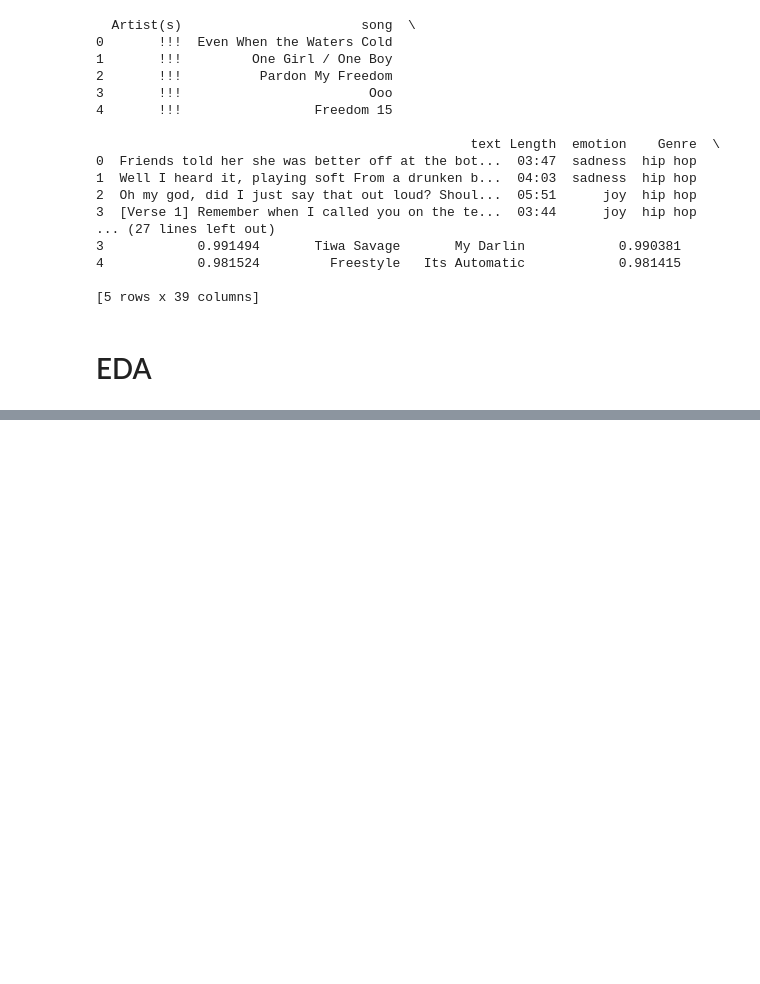
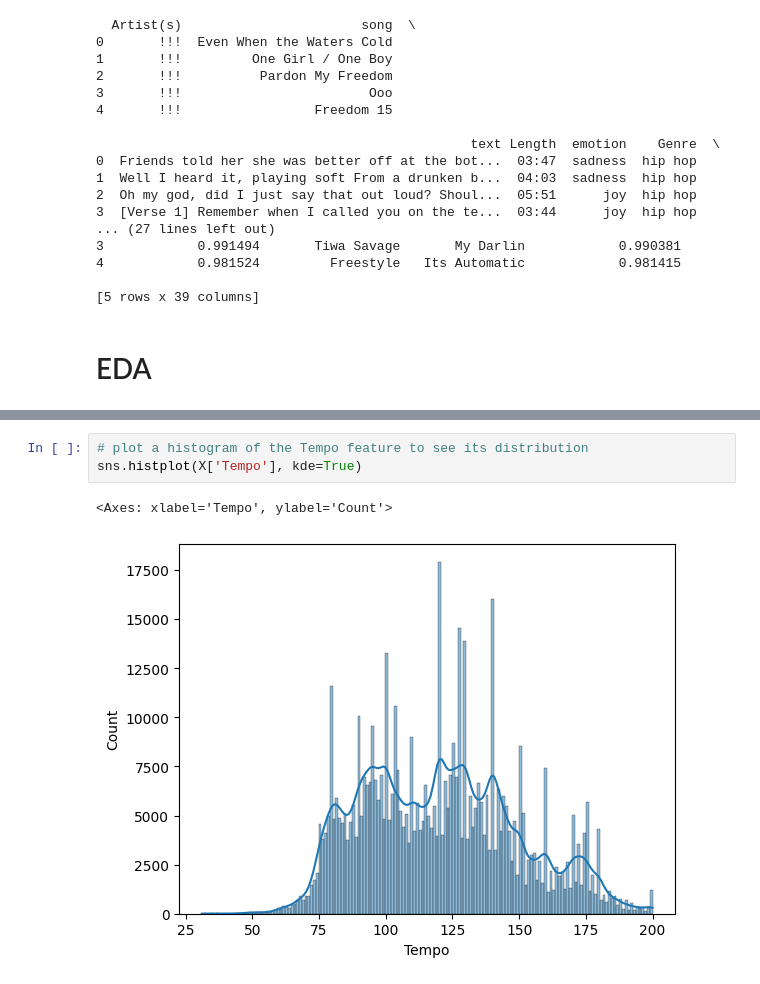
Before and after one commit to natalie-s11/ML_Final_Project, a Jupyter notebook: notebook.ipynb, the cells around one changed output, grey strips where cells are left out. Drawn from its saved outputs; the diff is of its cells as text; blank space fills up the shorter version.

```diff
--- a/notebook.ipynb
+++ b/notebook.ipynb
@@ -196,0 +225,6 @@ Name: count, dtype: int64
+# %%
+# plot a histogram of the Tempo feature to see its distribution
+sns.histplot(X['Tempo'], kde=True)
+# %% [output]
+<Axes: xlabel='Tempo', ylabel='Count'>
+[figure, added]
```
Also changed, not shown: parts of 14 cells of this notebook.
